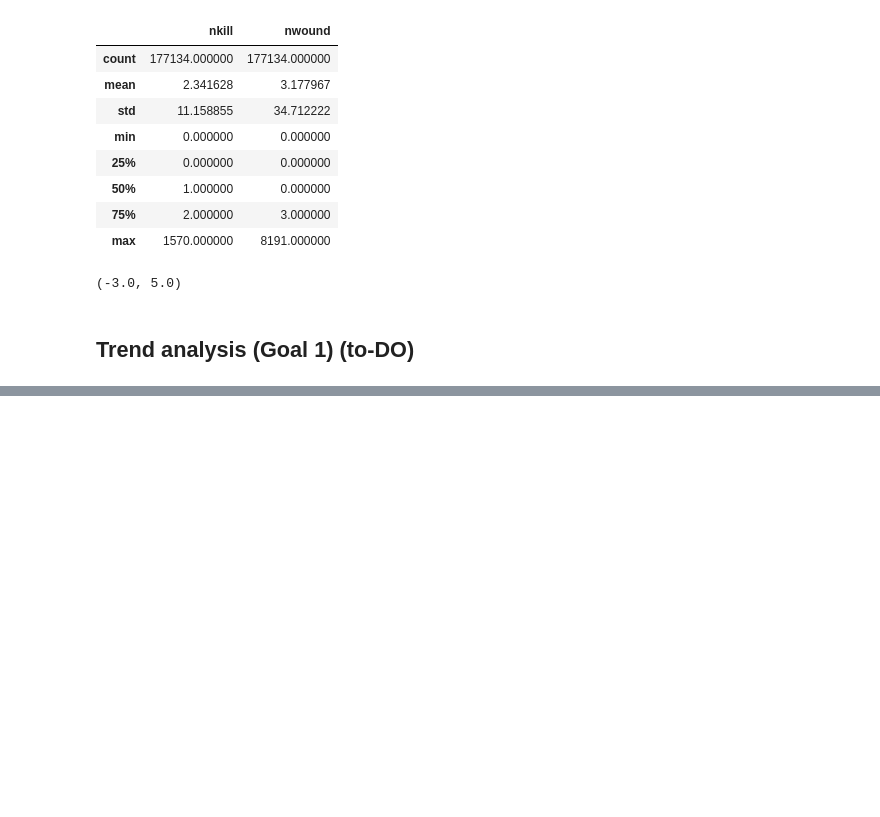
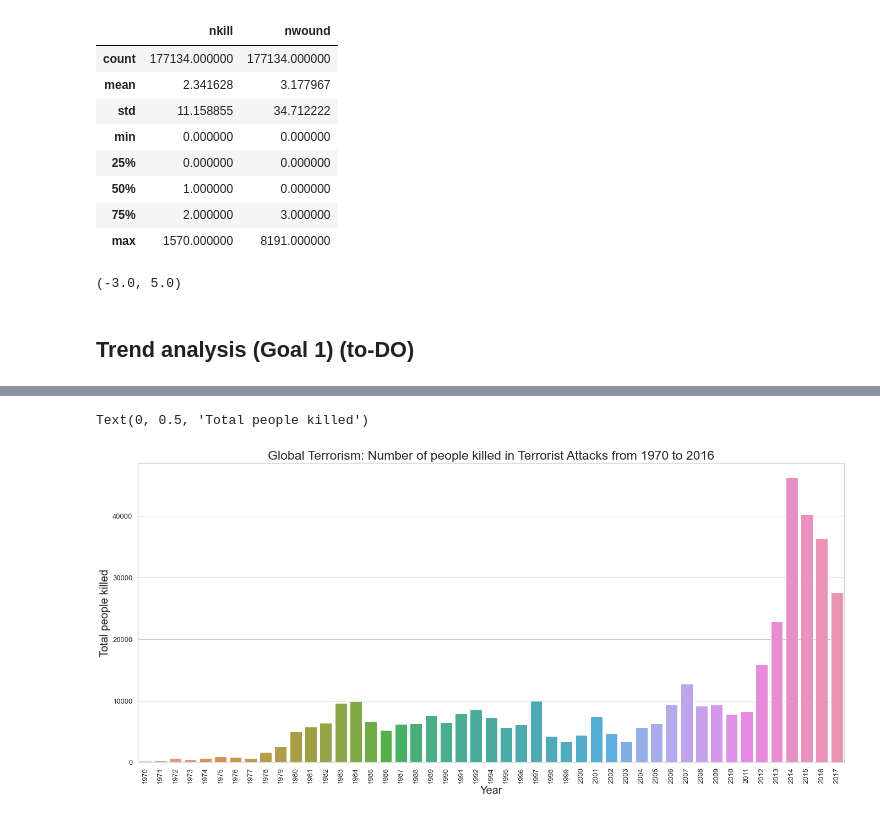
Before and after one commit to AlbertCos/Data_Science_project, a Jupyter notebook: Global_Terrorism_exploration_and_prediction_app.ipynb, the cells around one changed output, grey strips where cells are left out. Drawn from its saved outputs; the diff is of its cells as text; code cells hidden in the pictures; blank space fills up the shorter version.

```diff
--- a/Global_Terrorism_exploration_and_prediction_app.ipynb
+++ b/Global_Terrorism_exploration_and_prediction_app.ipynb
@@ -318,0 +319,7 @@ Text(0, 0.5, 'Count')
+# %%
+# Groupby number of people killed per year
+
+
+# df_total_killed_year = df.groupby(['iyear'])['nkill'].sum().to_frame(name = 'Total_sum').reset_index()
+df_total_killed_year = df.groupby('iyear').agg(Total_killed=('nkill', 'sum'), Total_attacks=('nkill', 'count'), Mean_killed= ('nkill','mean'),Total_wound=('nwound', 'sum'), Mean_wound= ('nwound','mean')).reset_index()
+df_total_killed_year
@@ -318,0 +344,15 @@ Text(0, 0.5, 'Count')
+# %%
+sns.set_theme(style="darkgrid")
+plt.figure(figsize=(23, 10))
+
+sns.set_theme(style="whitegrid")
+ax = sns.barplot(x="iyear", y="Total_killed", data=df_total_killed_year)
+
+plt.title('Global Terrorism: Number of people killed in Terrorist Attacks from 1970 to 2016', fontsize=23)
+plt.xticks(rotation=90, fontsize=13)
+plt.yticks(fontsize=13)
+plt.xlabel('Year', fontsize=20)
+plt.ylabel('Total people killed', fontsize=20)
+# %% [output]
+Text(0, 0.5, 'Total people killed')
+[figure, added]
```
Also changed, not shown: parts of 12 cells of this notebook.
